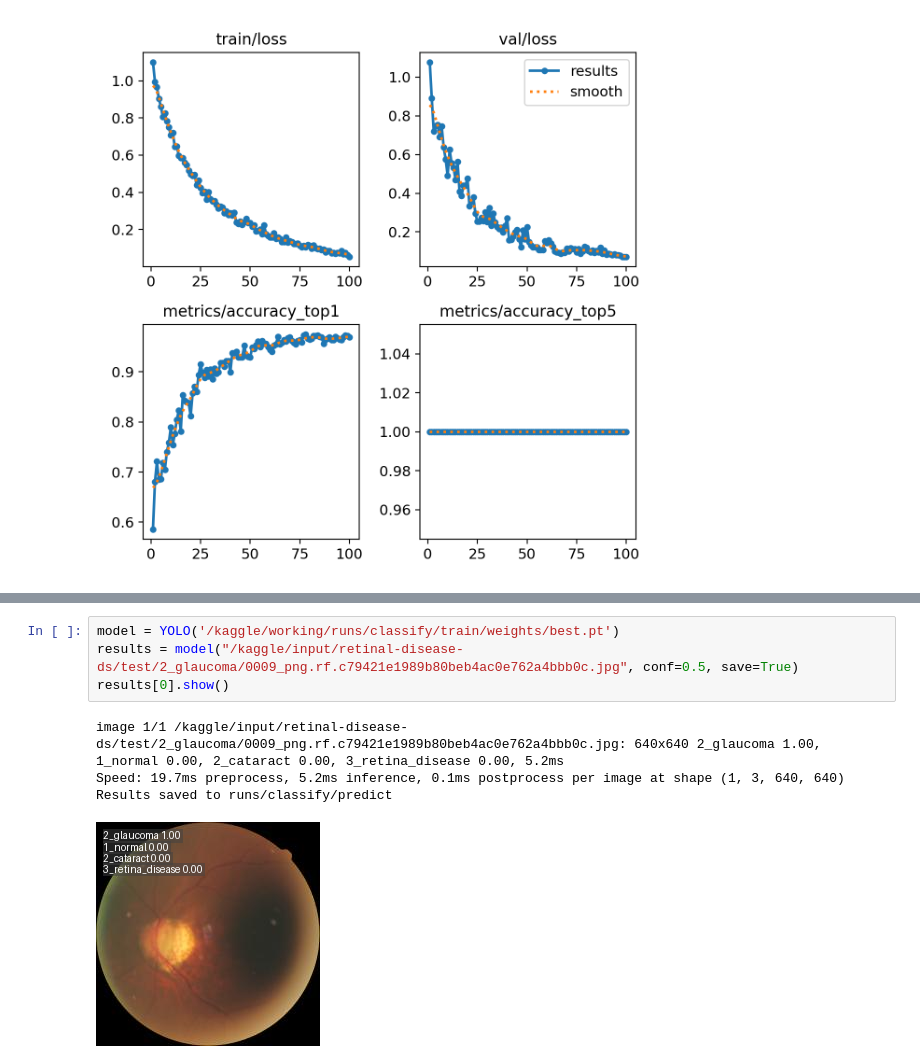
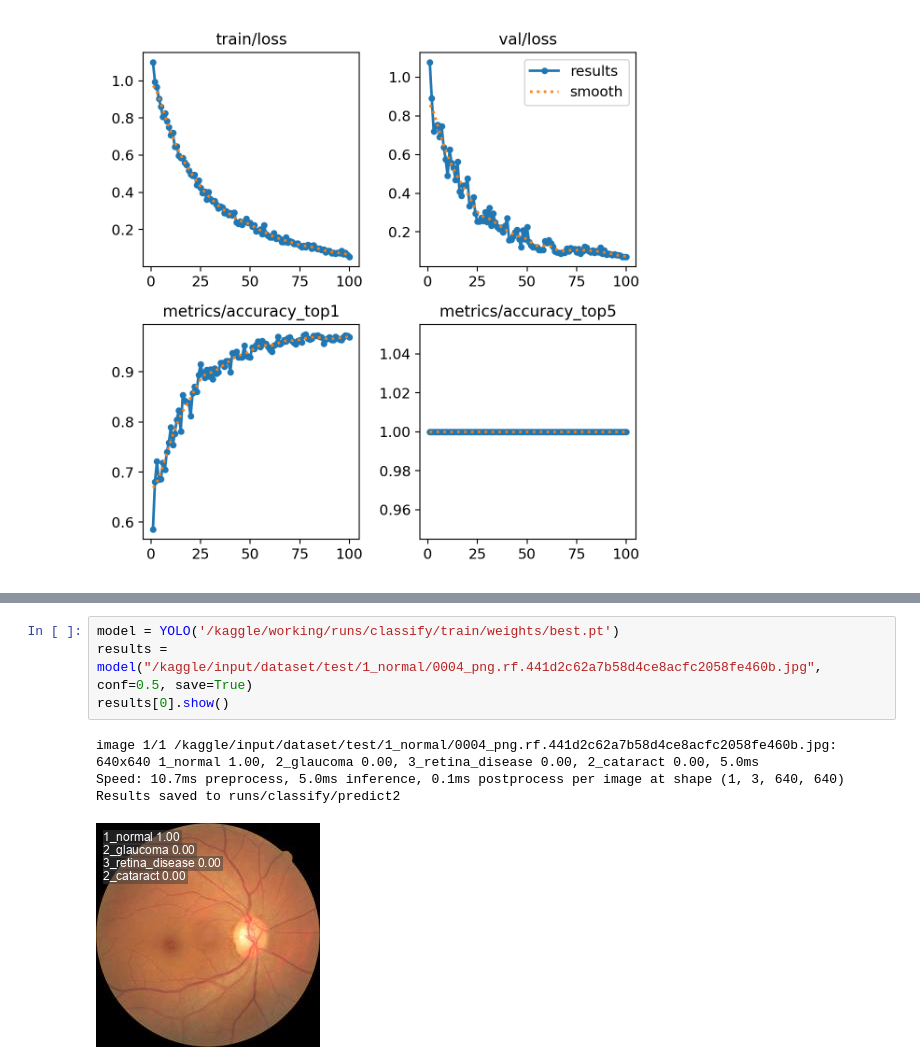
Before and after one commit to abuhurayraniloy/ml-project, a Jupyter notebook: retinal-disease-detection.ipynb, the cells around one changed output, grey strips where cells are left out. Drawn from its saved outputs; the diff is of its cells as text.

```diff
--- a/retinal-disease-detection.ipynb
+++ b/retinal-disease-detection.ipynb
@@ -118,10 +131,10 @@ Image("/kaggle/working/runs/classify/train/train_batch2.jpg", width=600)
 # %%
 model = YOLO('/kaggle/working/runs/classify/train/weights/best.pt')
-results = model("/kaggle/input/retinal-disease-ds/test/2_glaucoma/0009_png.rf.c79421e1989b80beb4ac0e762a4bbb0c.jpg", conf=0.5, save=True)
+results = model("/kaggle/input/dataset/test/1_normal/0004_png.rf.441d2c62a7b58d4ce8acfc2058fe460b.jpg", conf=0.5, save=True)
 results[0].show()
 # %% [output]
-image 1/1 /kaggle/input/retinal-disease-ds/test/2_glaucoma/0009_png.rf.c79421e1989b80beb4ac0e762a4bbb0c.jpg: 640x640 2_glaucoma 1.00, 1_normal 0.00, 2_cataract 0.00, 3_retina_disease 0.00, 5.2ms
-Speed: 19.7ms preprocess, 5.2ms inference, 0.1ms postprocess per image at shape (1, 3, 640, 640)
-Results saved to runs/classify/predict
+image 1/1 /kaggle/input/dataset/test/1_normal/0004_png.rf.441d2c62a7b58d4ce8acfc2058fe460b.jpg: 640x640 1_normal 1.00, 2_glaucoma 0.00, 3_retina_disease 0.00, 2_cataract 0.00, 5.0ms
+Speed: 10.7ms preprocess, 5.0ms inference, 0.1ms postprocess per image at shape (1, 3, 640, 640)
+Results saved to runs/classify/predict2
-[figure, old version]
+[figure, new version]
 # %%
```
Also changed, not shown: parts of 12 cells of this notebook.
